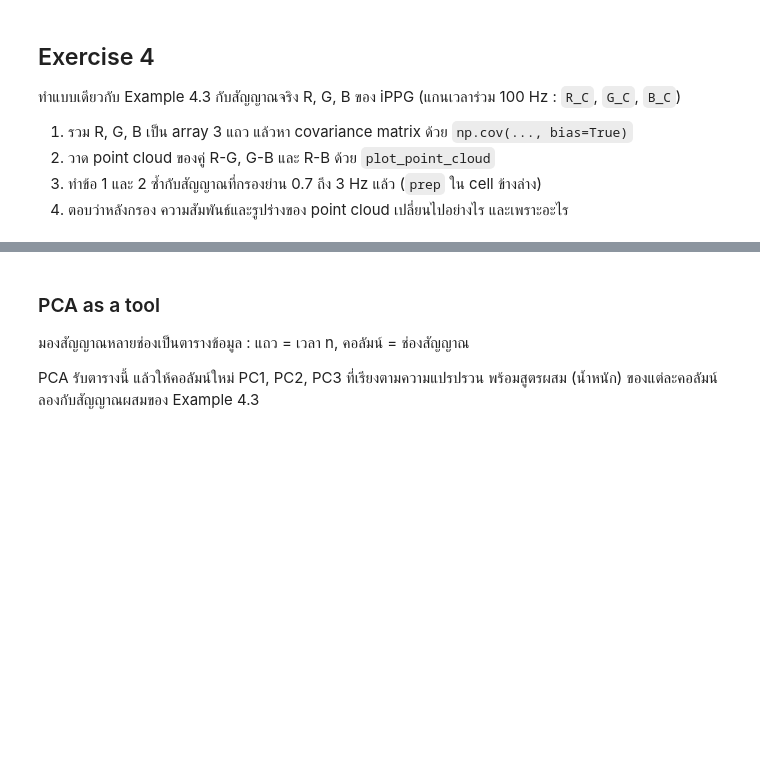
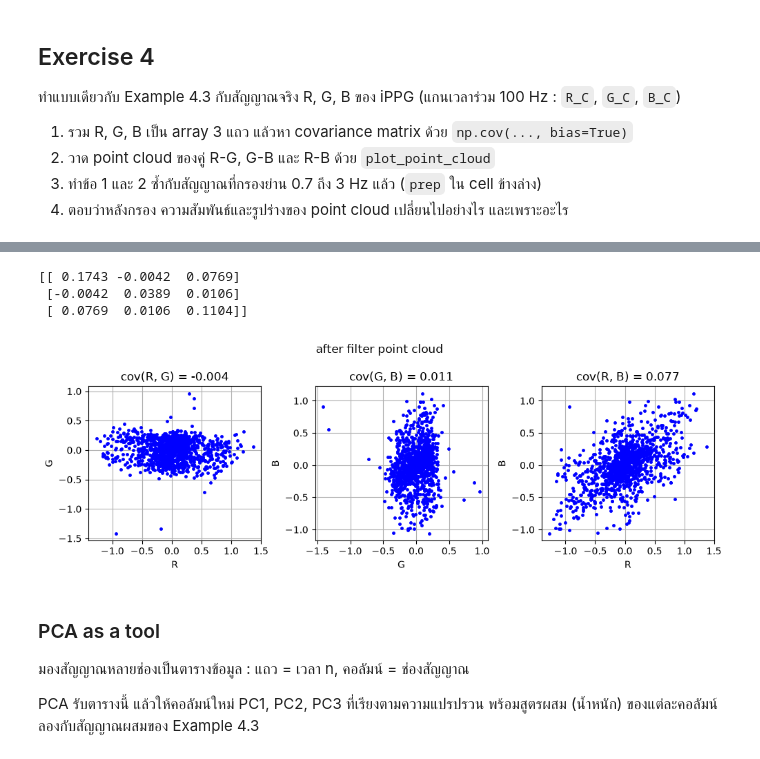
Before and after one commit to sotheasokea/Digital-Signal-Processing-Lecture, a Jupyter notebook: Lecture/Week11/w11_inclass.ipynb, the cells around one changed output, grey strips where cells are left out. Saved outputs shown, nothing was run; the diff lists cells and outputs as text; code cells hidden in the pictures; blank space fills up the shorter version.

```diff
--- a/Lecture/Week11/w11_inclass.ipynb
+++ b/Lecture/Week11/w11_inclass.ipynb
@@ -643,6 +668,14 @@ def rgb_window(s):
 # %%
 # point cloud ก่อนและหลังกรอง (ใช้ทุก 10 ตัวอย่าง)
 # your code
+X_RGB_FILTER = np.vstack([prep(R_C), prep(G_C), prep(B_C)]) #;print(X_RGB.shape)
+cov_RGB = np.round(np.cov(X_RGB_FILTER, bias = True), 4) ;print(cov_RGB)
+plot_point_cloud(X_RGB_FILTER, ["R", "G", "B"], step = 10, title = "after filter point cloud")
+# %% [output]
+[[ 0.1743 -0.0042  0.0769]
+ [-0.0042  0.0389  0.0106]
+ [ 0.0769  0.0106  0.1104]]
+[figure, added]
 # %% [markdown]
 ### PCA as a tool
 
```
Also changed, not shown: parts of 15 cells of this notebook, 5 other files.
